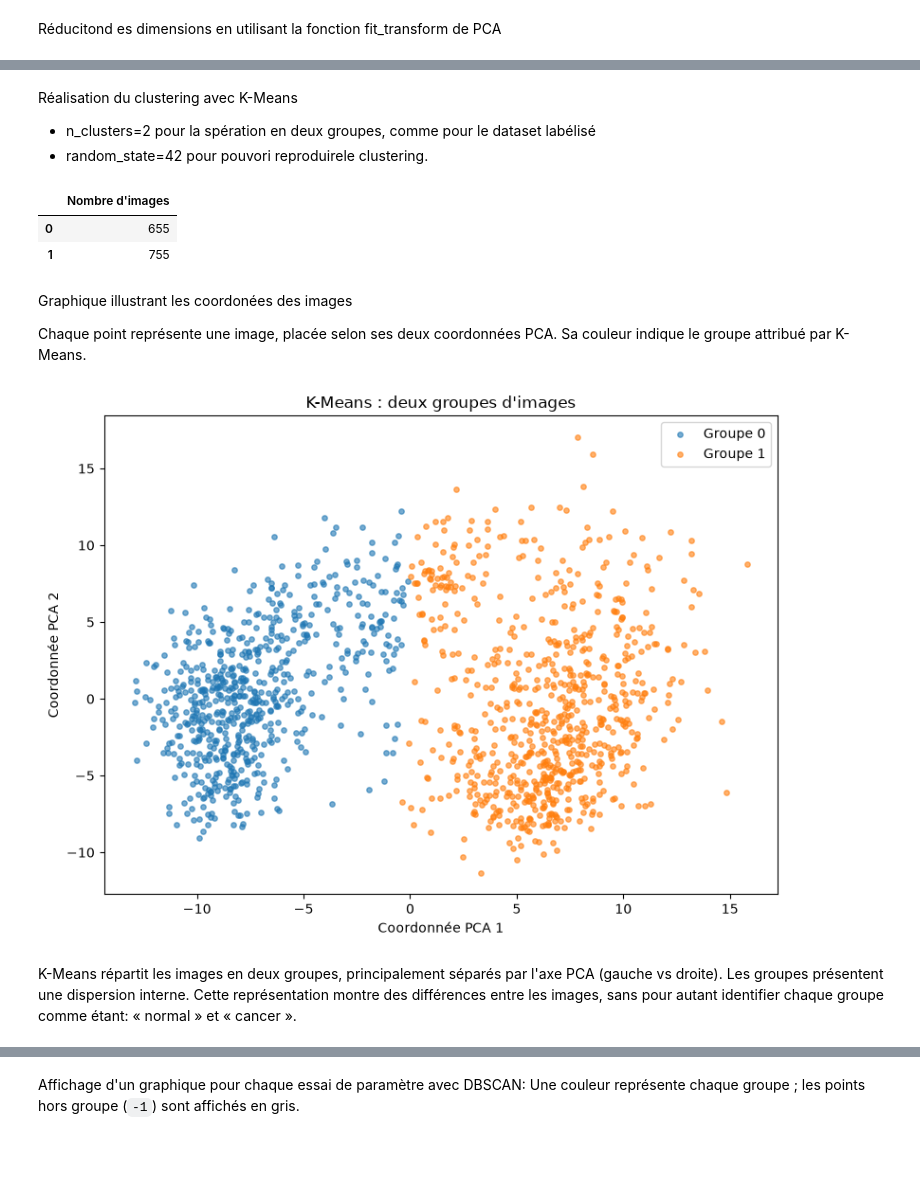
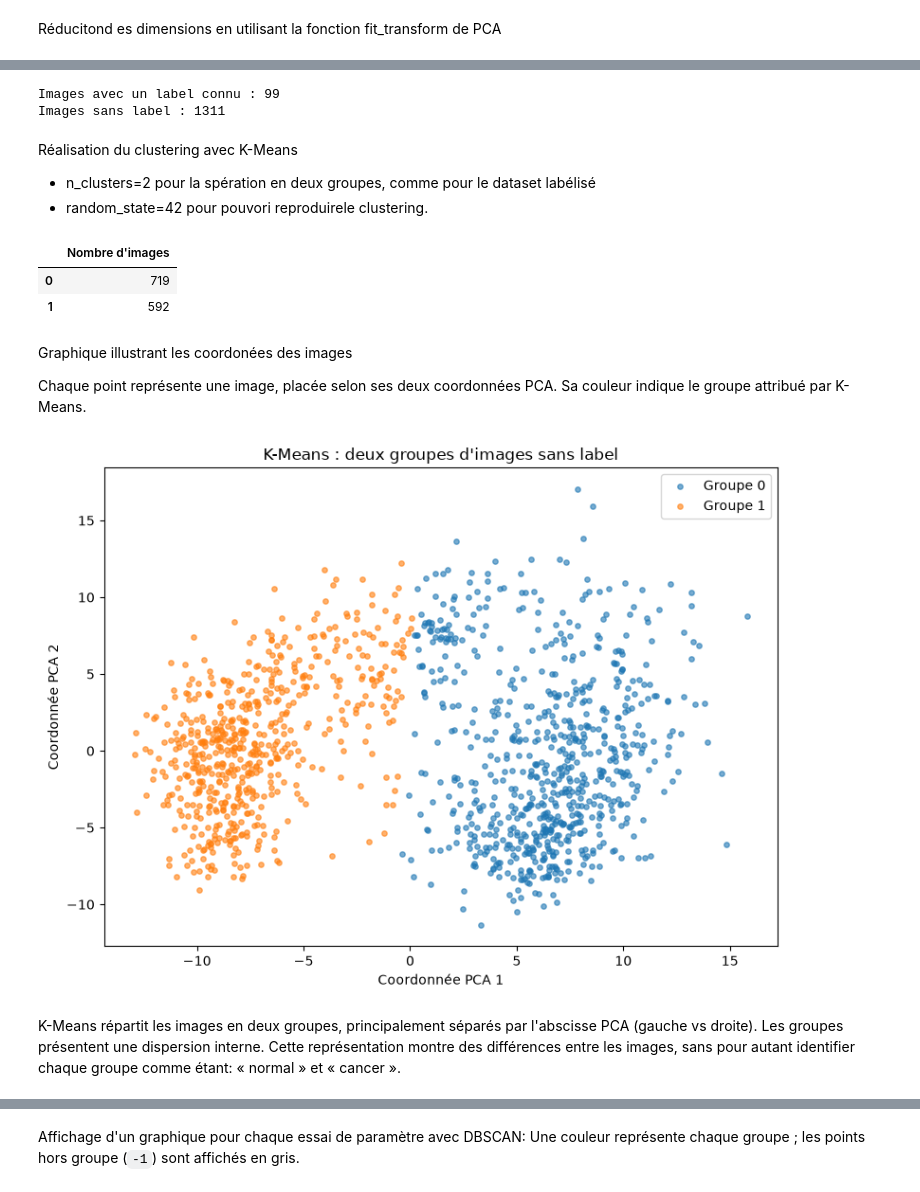
Before and after one commit to Lockeff/Labellisez-et-appliquez-des-approches-semi-supervis-es-en-traitement-d-images, a Jupyter notebook: 01_exploration_dataset.ipynb, the cells around one changed output, grey strips where cells are left out. Saved outputs shown, nothing was run; the diff lists cells and outputs as text; code cells hidden in the pictures; blank space fills up the shorter version.

```diff
--- a/01_exploration_dataset.ipynb
+++ b/01_exploration_dataset.ipynb
@@ -521,5 +509,6 @@ Forme des features standardisées : (1410, 512)
 # %% [markdown]
 Réducitond es dimensions en utilisant la fonction fit_transform de PCA
 # %%
+# La PCA utilise toutes les features standardisées, sans utiliser les labels.
 pca = PCA(n_components=2, random_state=42)
-X_pca = pca.fit_transform(X_standardise)
+X_pca_complet = pca.fit_transform(X_standardise)
@@ -526,17 +521,37 @@ X_pca = pca.fit_transform(X_standardise)
+# %%
+# Séparer les images une seule fois, après la préparation commune.
+masque_fort = features["chemin"].str.startswith("avec_labels/")
+masque_sans_label = features["chemin"].str.startswith("sans_label/")
+
+# Garder les features et les labels forts dans leur propre tableau.
+donnees_fortes = features.loc[masque_fort].copy()
+donnees_fortes["label_fort"] = donnees_fortes["chemin"].str.split("/").str[1]
+donnees_sans_label = features.loc[masque_sans_label].copy()
+
+# Séparer aussi les coordonnées PCA, dans le même ordre que les tableaux.
+X_fort_pca = X_pca_complet[masque_fort.to_numpy()]
+X_pca = X_pca_complet[masque_sans_label.to_numpy()]
+
+print("Images avec un label connu :", len(donnees_fortes))
+print("Images sans label :", len(donnees_sans_label))
+# %% [output]
+Images avec un label connu : 99
+Images sans label : 1311
 # %% [markdown]
 Réalisation du clustering avec K-Means
 
 - n_clusters=2 pour la spération en deux groupes, comme pour le dataset labélisé
 - random_state=42 pour pouvori reproduirele clustering.
 # %%
+# X_pca contient uniquement les coordonnées des images sans label.
 kmeans = KMeans(n_clusters=2, random_state=42)
-groupes_kmeans = kmeans.fit_predict(X_pca)
+groupes_kmeans_sans_label = kmeans.fit_predict(X_pca)
 
-display(pd.Series(groupes_kmeans).value_counts().sort_index().to_frame("Nombre d'images"))
+display(pd.Series(groupes_kmeans_sans_label).value_counts().sort_index().to_frame("Nombre d'images"))
 # %% [output]
 |  | Nombre d'images |
-| 0 | 655 |
-| 1 | 755 |
+| 0 | 719 |
+| 1 | 592 |
 # %% [markdown]
 Graphique illustrant les coordonées des images
 
@@ -544,19 +559,19 @@ Chaque point représente une image, placée selon ses deux coordonnées PCA. Sa
 # %%
 plt.figure(figsize=(8, 6))
 
 for groupe in [0, 1]:
-    selection = groupes_kmeans == groupe
+    selection = groupes_kmeans_sans_label == groupe
     plt.scatter(X_pca[selection, 0], X_pca[selection, 1],
                 s=15, alpha=0.6, label=f"Groupe {groupe}")
 
 plt.xlabel("Coordonnée PCA 1")
 plt.ylabel("Coordonnée PCA 2")
-plt.title("K-Means : deux groupes d'images")
+plt.title("K-Means : deux groupes d'images sans label")
 plt.legend()
 plt.tight_layout()
 plt.show()
 # %% [output]
-[figure, old version]
+[figure, new version]
 # %% [markdown]
-K-Means répartit les images en deux groupes, principalement séparés par l'axe PCA (gauche vs droite). Les groupes présentent une dispersion interne. Cette représentation montre des différences entre les images, sans pour autant identifier chaque groupe comme étant: « normal » et « cancer ».
+K-Means répartit les images en deux groupes, principalement séparés par l'abscisse PCA (gauche vs droite). Les groupes présentent une dispersion interne. Cette représentation montre des différences entre les images, sans pour autant identifier chaque groupe comme étant: « normal » et « cancer ».
 # %% [markdown]
```
Also changed, not shown: parts of 38 cells of this notebook.
